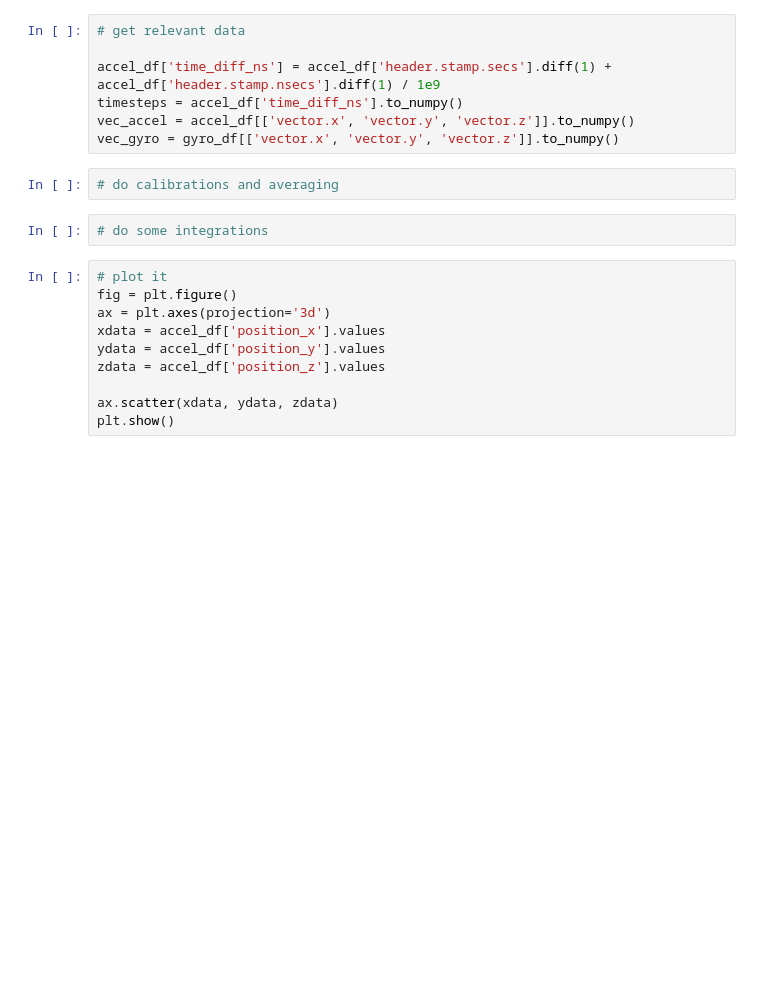
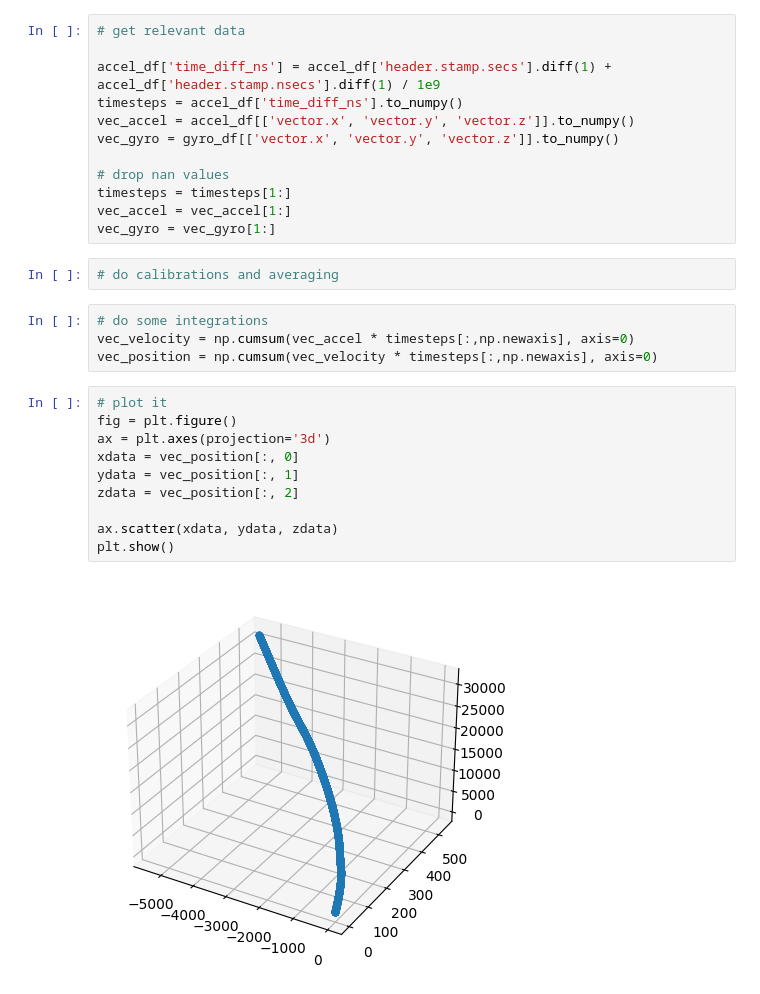
Before and after one commit to icheered/RPCN, a Jupyter notebook: bag_imu.ipynb, the cells around one changed output. Drawn from its saved outputs; the diff is of its cells as text; blank space fills up the shorter version.

Commit message:
add accel integration

```diff
--- a/bag_imu.ipynb
+++ b/bag_imu.ipynb
@@ -35,17 +39,26 @@ accel_df['time_diff_ns'] = accel_df['header.stamp.secs'].diff(1) + accel_df['hea
 timesteps = accel_df['time_diff_ns'].to_numpy()
 vec_accel = accel_df[['vector.x', 'vector.y', 'vector.z']].to_numpy()
 vec_gyro = gyro_df[['vector.x', 'vector.y', 'vector.z']].to_numpy()
+
+# drop nan values
+timesteps = timesteps[1:]
+vec_accel = vec_accel[1:]
+vec_gyro = vec_gyro[1:]
 # %%
 # do calibrations and averaging
-# %%
-# do some integrations
+# %%
+# do some integrations
+vec_velocity = np.cumsum(vec_accel * timesteps[:,np.newaxis], axis=0)
+vec_position = np.cumsum(vec_velocity * timesteps[:,np.newaxis], axis=0)
 # %%
 # plot it
 fig = plt.figure()
 ax = plt.axes(projection='3d')
-xdata = accel_df['position_x'].values
-ydata = accel_df['position_y'].values
-zdata = accel_df['position_z'].values
+xdata = vec_position[:, 0]
+ydata = vec_position[:, 1]
+zdata = vec_position[:, 2]
 
 ax.scatter(xdata, ydata, zdata)
 plt.show()
+# %% [output]
+[figure, added]
```
Also changed, not shown: parts of 2 cells of this notebook.
